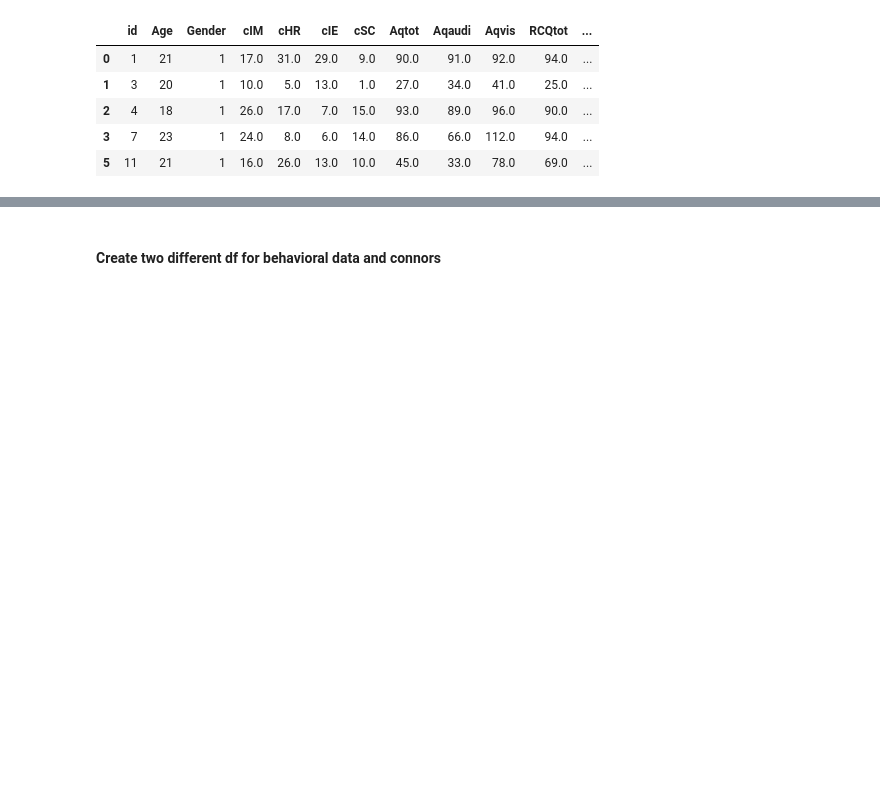
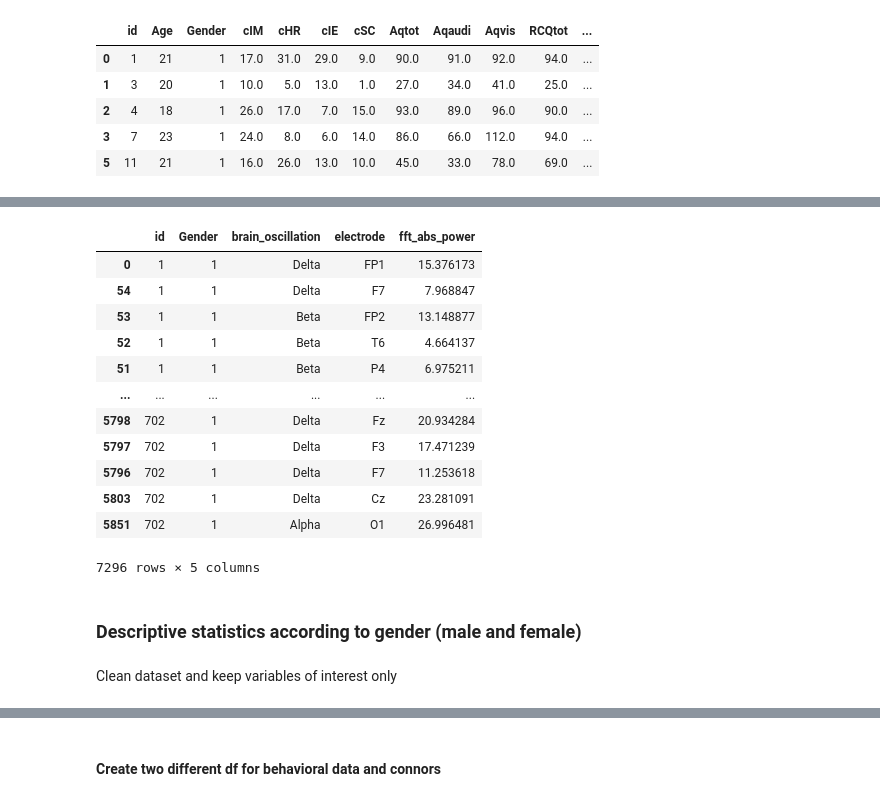
Before and after one commit to brainhack-school2020/ADHDsubtypes_project, a Jupyter notebook: pre_preprocess_analysis.ipynb, the cells around one changed output, grey strips where cells are left out. Saved outputs shown, nothing was run; the diff lists cells and outputs as text; code cells hidden in the pictures; blank space fills up the shorter version.

```diff
--- a/pre_preprocess_analysis.ipynb
+++ b/pre_preprocess_analysis.ipynb
@@ -128,0 +147,2 @@ df_neuropsy.head(5)
+# %%
+df_full = pd.merge(left=df_eeg, right=df_neuropsy, left_on='id', right_on='id')
@@ -128,0 +215,21 @@ df_neuropsy.head(5)
+# %%
+df_full_eeg = df_full[['id', 'Gender', 'brain_oscillation','electrode', 'fft_abs_power']]
+df_full_eeg
+# %% [output]
+|  | id | Gender | brain_oscillation | electrode | fft_abs_power |
+| 0 | 1 | 1 | Delta | FP1 | 15.376173 |
+| 54 | 1 | 1 | Delta | F7 | 7.968847 |
+| 53 | 1 | 1 | Beta | FP2 | 13.148877 |
+| 52 | 1 | 1 | Beta | T6 | 4.664137 |
+| 51 | 1 | 1 | Beta | P4 | 6.975211 |
+| ... | ... | ... | ... | ... | ... |
+| 5798 | 702 | 1 | Delta | Fz | 20.934284 |
+| 5797 | 702 | 1 | Delta | F3 | 17.471239 |
+| 5796 | 702 | 1 | Delta | F7 | 11.253618 |
+| 5803 | 702 | 1 | Delta | Cz | 23.281091 |
+| 5851 | 702 | 1 | Alpha | O1 | 26.996481 |
+7296 rows × 5 columns
+# %% [markdown]
+### Descriptive statistics according to gender (male and female)
+# %% [markdown]
+Clean dataset and keep variables of interest only
```
Also changed, not shown: parts of 19 cells of this notebook.
